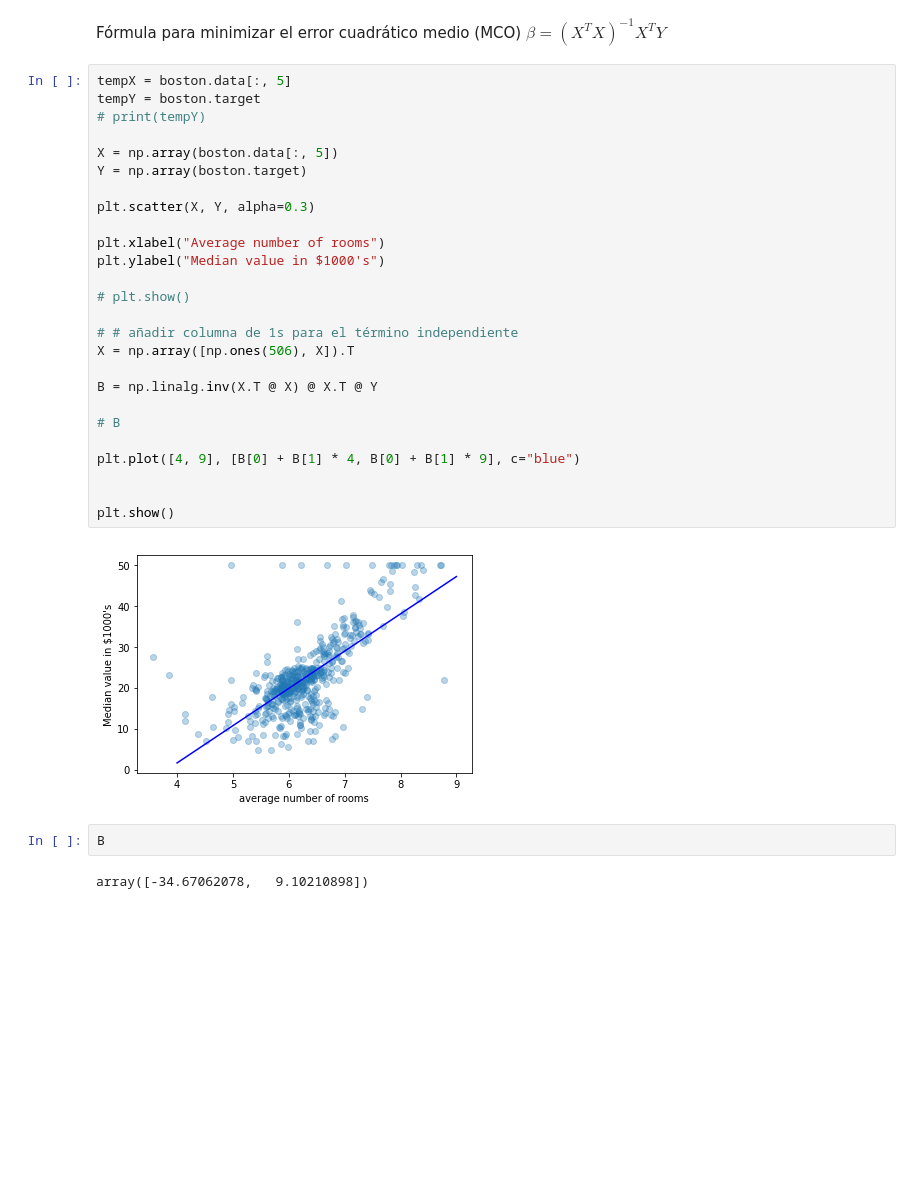
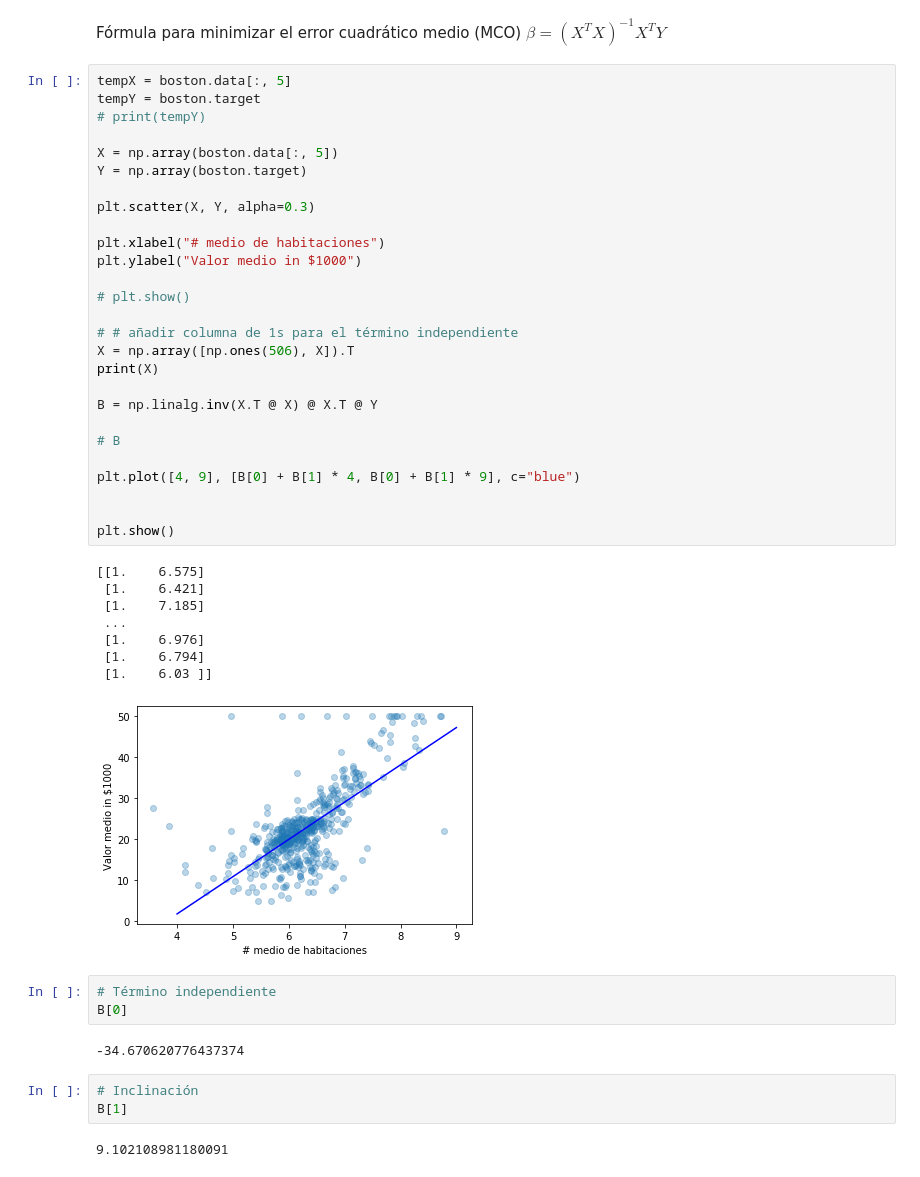
Before and after one commit to jnolascob/linear-regression-demo, a Jupyter notebook: Regresion Lineal.ipynb, the cells around one changed output. Cells and saved outputs as stored; diff of their text form; blank space fills up the shorter version.

```diff
--- a/Regresion Lineal.ipynb
+++ b/Regresion Lineal.ipynb
@@ -14,32 +32,46 @@ $\beta = (X^{T}X)^{-1}X^{T}Y$
 # %%
 tempX = boston.data[:, 5]
 tempY = boston.target
 # print(tempY)
 
 X = np.array(boston.data[:, 5])
 Y = np.array(boston.target)
 
 plt.scatter(X, Y, alpha=0.3)
 
-plt.xlabel("Average number of rooms")
-plt.ylabel("Median value in $1000's")
+plt.xlabel("# medio de habitaciones")
+plt.ylabel("Valor medio in $1000")
 
 # plt.show()
 
 # # añadir columna de 1s para el término independiente
 X = np.array([np.ones(506), X]).T
+print(X)
 
 B = np.linalg.inv(X.T @ X) @ X.T @ Y
 
 # B
 
 plt.plot([4, 9], [B[0] + B[1] * 4, B[0] + B[1] * 9], c="blue")
 
 
 plt.show()
 # %% [output]
+[[1.    6.575]
+ [1.    6.421]
+ [1.    7.185]
+ ...
+ [1.    6.976]
+ [1.    6.794]
+ [1.    6.03 ]]
-[figure, old version]
+[figure, new version]
-# %%
-B
-# %% [output]
-array([-34.67062078,   9.10210898])
+# %%
+# Término independiente
+B[0]
+# %% [output]
+-34.670620776437374
+# %%
+# Inclinación
+B[1]
+# %% [output]
+9.102108981180091
```
Also changed, not shown: parts of 3 cells of this notebook.
